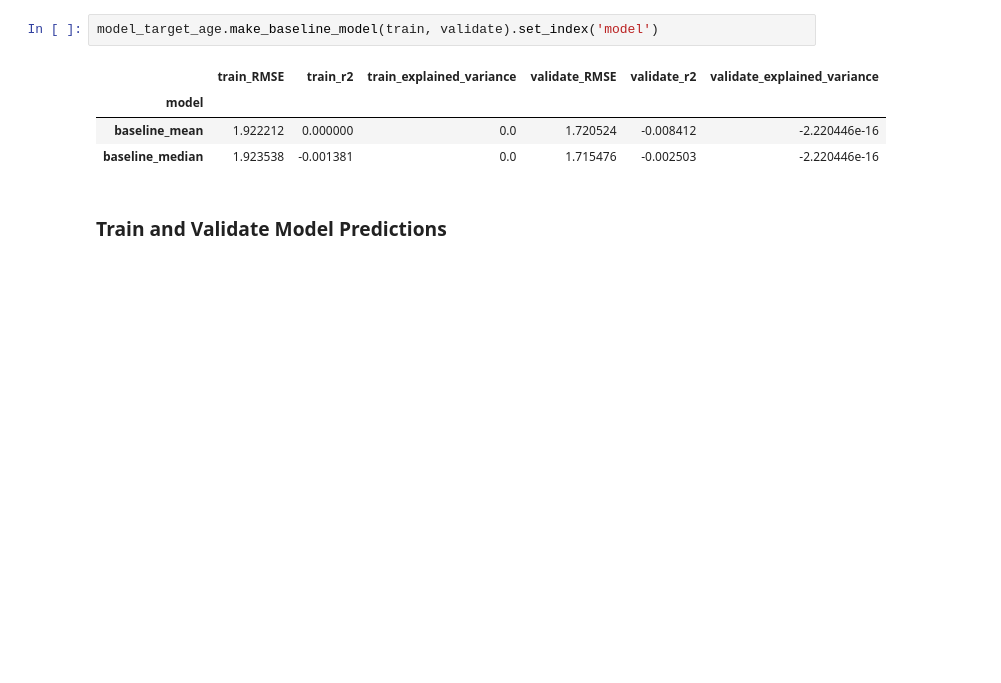
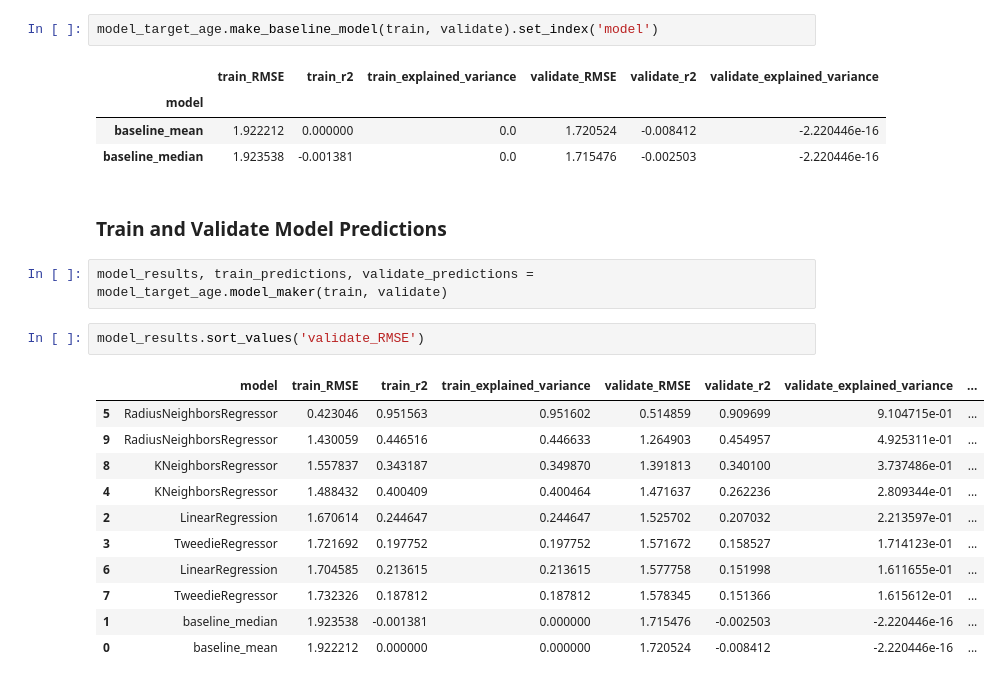
Before and after one commit to stephenfitzsimon/possum-regression, a Jupyter notebook: possum_models.ipynb, the cells around one changed output. Cells and saved outputs as stored; diff of their text form; blank space fills up the shorter version.

Commit message:
added initial section to regression

```diff
--- a/possum_models.ipynb
+++ b/possum_models.ipynb
@@ -725,3 +725,19 @@ model_target_age.make_baseline_model(train, validate).set_index('model')
 | baseline_median | 1.923538 | -0.001381 | 0.0 | 1.715476 | -0.002503 | -2.220446e-16 |
 # %% [markdown]
 ### Train and Validate Model Predictions
+# %%
+model_results, train_predictions, validate_predictions = model_target_age.model_maker(train, validate)
+# %%
+model_results.sort_values('validate_RMSE')
+# %% [output]
+|  | model | train_RMSE | train_r2 | train_explained_variance | validate_RMSE | validate_r2 | validate_explained_variance | ... |
+| 5 | RadiusNeighborsRegressor | 0.423046 | 0.951563 | 0.951602 | 0.514859 | 0.909699 | 9.104715e-01 | ... |
+| 9 | RadiusNeighborsRegressor | 1.430059 | 0.446516 | 0.446633 | 1.264903 | 0.454957 | 4.925311e-01 | ... |
+| 8 | KNeighborsRegressor | 1.557837 | 0.343187 | 0.349870 | 1.391813 | 0.340100 | 3.737486e-01 | ... |
+| 4 | KNeighborsRegressor | 1.488432 | 0.400409 | 0.400464 | 1.471637 | 0.262236 | 2.809344e-01 | ... |
+| 2 | LinearRegression | 1.670614 | 0.244647 | 0.244647 | 1.525702 | 0.207032 | 2.213597e-01 | ... |
+| 3 | TweedieRegressor | 1.721692 | 0.197752 | 0.197752 | 1.571672 | 0.158527 | 1.714123e-01 | ... |
+| 6 | LinearRegression | 1.704585 | 0.213615 | 0.213615 | 1.577758 | 0.151998 | 1.611655e-01 | ... |
+| 7 | TweedieRegressor | 1.732326 | 0.187812 | 0.187812 | 1.578345 | 0.151366 | 1.615612e-01 | ... |
+| 1 | baseline_median | 1.923538 | -0.001381 | 0.000000 | 1.715476 | -0.002503 | -2.220446e-16 | ... |
+| 0 | baseline_mean | 1.922212 | 0.000000 | 0.000000 | 1.720524 | -0.008412 | -2.220446e-16 | ... |
```
Also changed, not shown: parts of 5 cells of this notebook, 1 other file.
